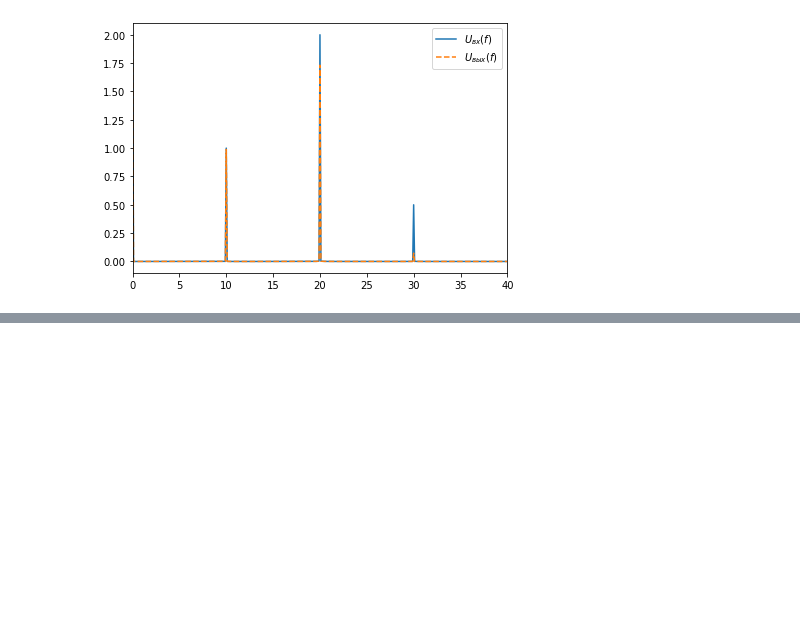
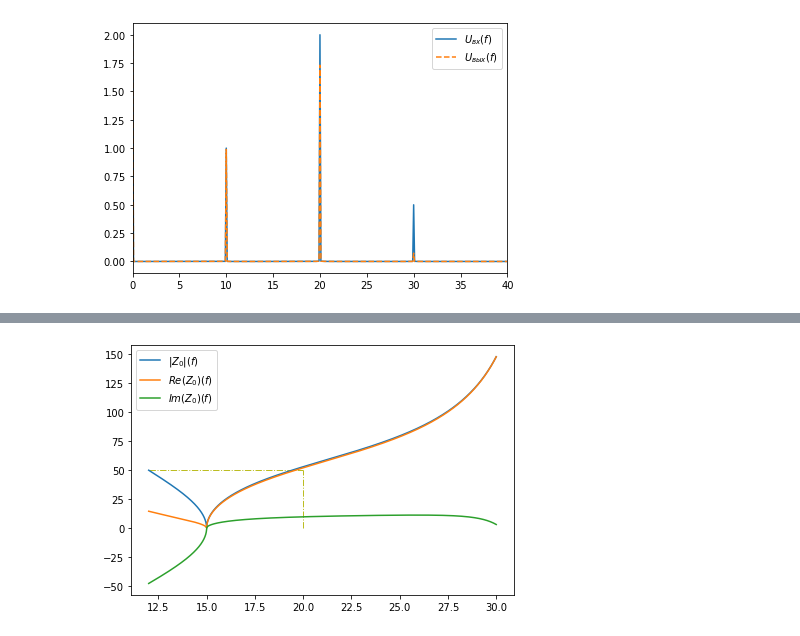
Before and after one commit to DaniilSysoev/opisis_sem_6, a Jupyter notebook: Описис_сем_6.ipynb, the cells around one changed output, grey strips where cells are left out. Cells and saved outputs as stored; diff of their text form; code cells hidden in the pictures; blank space fills up the shorter version.

```diff
--- a/Описис_сем_6.ipynb
+++ b/Описис_сем_6.ipynb
@@ -202,0 +273,11 @@ if pulse:
+# %%
+plt.plot(freq, abs(Zw), label='$|Z_0|(f)$')
+plt.plot(freq, Zw.real, label='$Re(Z_0)(f)$')
+plt.plot(freq, Zw.imag, label='$Im(Z_0)(f)$')
+plt.vlines(f0, 0, Z0, color='tab:olive', linestyles='dashdot', lw=1)
+plt.hlines(Z0, freq[0], f0, color='tab:olive', linestyles='dashdot', lw=1)
+plt.legend(loc='best')
+plt.tight_layout()
+plt.show()
+# %% [output]
+[figure, added]
```
Also changed, not shown: parts of 21 cells of this notebook.
